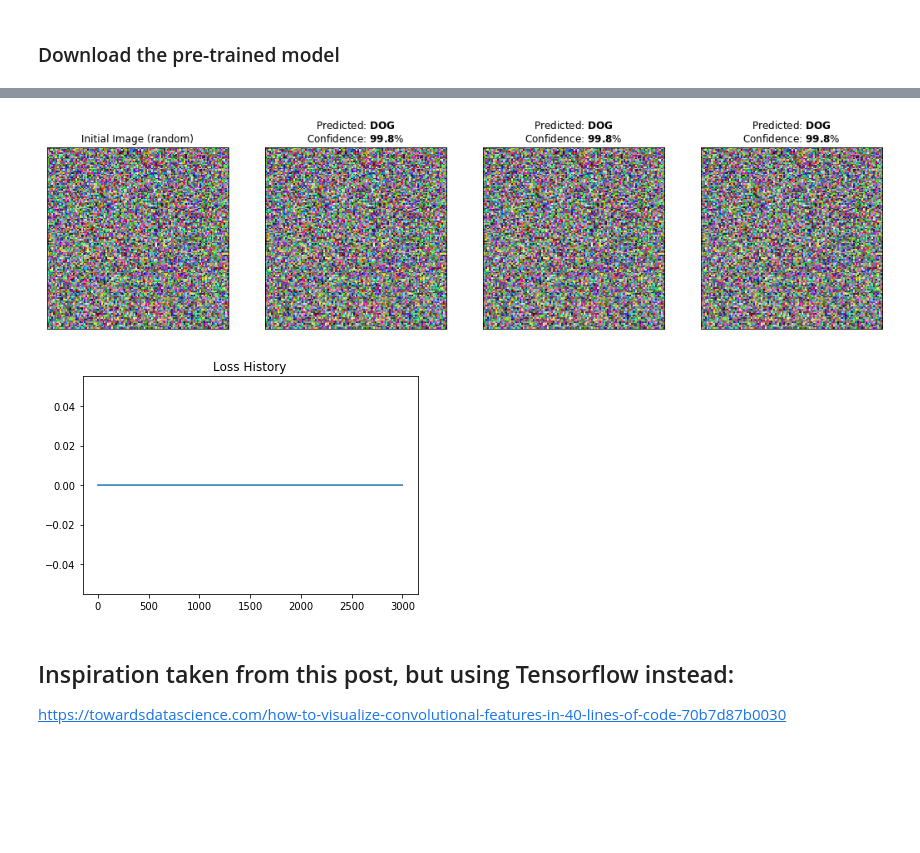
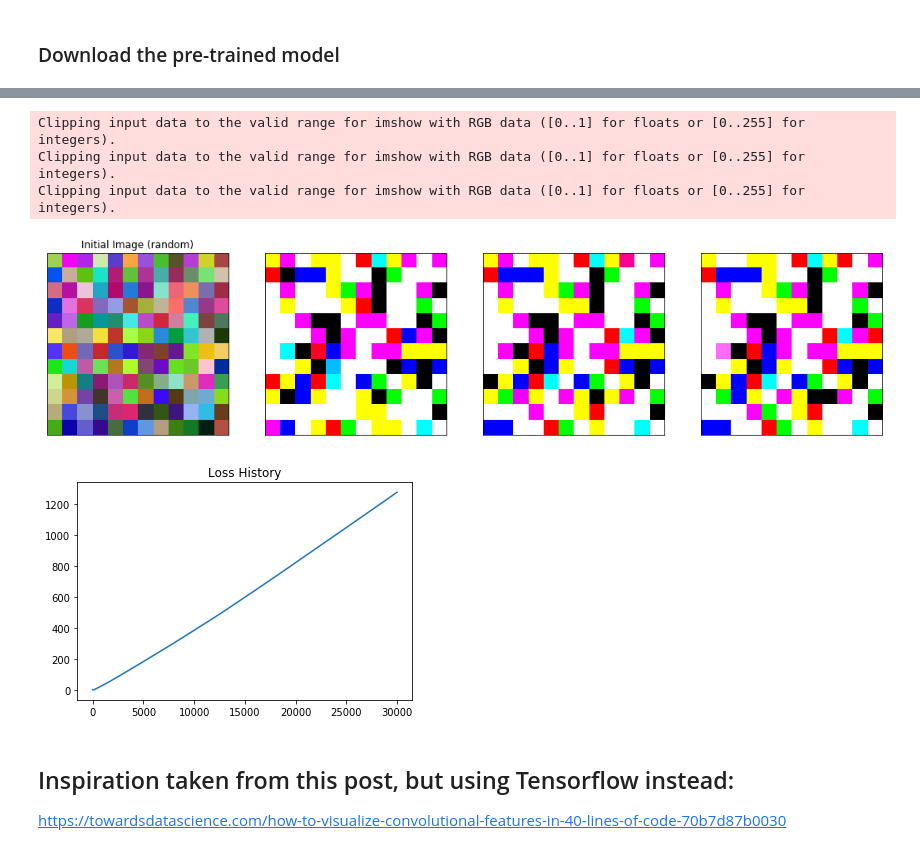
Before and after one commit to etotheipi/toptal_tensorflow_blog_post, a Jupyter notebook: adversarial_example/adversarial_cats_dogs.ipynb, the cells around one changed output, grey strips where cells are left out. Cells and saved outputs as stored; diff of their text form; code cells hidden in the pictures; blank space fills up the shorter version.

```diff
--- a/adversarial_example/adversarial_cats_dogs.ipynb
+++ b/adversarial_example/adversarial_cats_dogs.ipynb
@@ -147,10 +161,11 @@ def get_eval_str(model, img3d):
 # %%
-resz_imgs = dict([(fn, tf.image.resize(img, size=IMAGE_SIZE)) for fn,img in sample_imgs.items()])
+resz_imgs = dict([(fn, tf.image.resize(img, size=IMG_SIZE_2D)) for fn,img in sample_imgs.items()])
 
 fig, axs = plt.subplots(1,5,figsize=(18,6))
 i = 0
 for fn,img in resz_imgs.items():
     axs[i].imshow(img)
-    axs[i].set_title(fn)
+    disp_str = get_eval_str(model, img)
+    axs[i].set_title(disp_str)
     i += 1
 # %% [output]
@@ -268,59 +303,61 @@ Layer 16: dense_output
 # %%
-def maximize_model_output(model, layer_name, depth_index):
+def maximize_model_output(model, layer_name, depth_index, patch_size=16):
     """
     We may want to either target both outputs at the same time, or just one
     without regard for what happens to the other.  In the latter case use
     a mask with 0.0 for the value we don't care about.
     """
+
+    pad_sz = (IMG_WIDTH - patch_size) // 2
+    padding_tensor = tf.constant([[pad_sz, pad_sz], [pad_sz, pad_sz], [0,0]])
+
     partial_model = keras.models.Model(
         inputs=model.inputs,
         outputs=model.get_layer(name=layer_name).output)
 
-    dream_img = np.random.uniform(size=(IMAGE_SIZE) + (3,))
+    dream_patch = tf.random.uniform(shape=(patch_size, patch_size, 3))
+    learning_rate = 1.0
+
+
     fig, axs = plt.subplots(1,4, figsize=(18,8))
-    learning_rate = 0.01
-
-    axs[0].imshow(dream_img)
-    axs[0].set_title(get_eval_str(model, dream_img))
+    axs[0].imshow(dream_patch)
     axs[0].set_xticks([])
     axs[0].set_yticks([])
     axs[0].set_title("Initial Image (random)")
 
     meansq_hist = []
     for i in range(3):
 
-        for j in range(1000):
-            # Auto-grad can only track tensors
-            tf_dream_img = tf.convert_to_tensor(dream_img, dtype='float32')
-
+        for j in range(10000):
             with tf.GradientTape() as tape:
-                tape.watch(tf_dream_img)
+                tape.watch(dream_patch)
+                padded_patch = tf.pad(dream_patch, padding_tensor)
 
                 # Run the image through the model
-                model_output = tf.squeeze(partial_model(tf.expand_dims(tf_dream_img, axis=0)))
+                model_output = tf.squeeze(partial_model(tf.expand_dims(padded_patch, axis=0)))
+                layer_meansq = tf.reduce_mean(model_output[:, :, depth_index])
 
-                # This is MSE for all values that haven't been masked/ignored
-                layer_meansq = tf.reduce_mean(tf.square(model_output[:, :, depth_index]))
+            dlayerout_dimg = tape.gradient(layer_meansq, dream_patch)
 
-            dlayerout_dimg = tape.gradient(layer_meansq, tf_dream_img)
-
-            dream_img -= learning_rate * dlayerout_dimg
+            dream_patch = dream_patch + learning_rate * dlayerout_dimg
             meansq_hist.append(layer_meansq.numpy())
 
 
-        axs[i+1].imshow(dream_img)
-        axs[i+1].set_title(f'{get_eval_str(model, dream_img)}')
+        axs[i+1].imshow(dream_patch)
         axs[i+1].set_xticks([])
         axs[i+1].set_yticks([])
 
     fig,ax = plt.subplots()
     ax.plot(meansq_hist)
     ax.set_title('Loss History')
 
-maximize_model_output(model, 'conv3', 101)
+maximize_model_output(model, 'conv2d_2', 72, patch_size=12)
 # %% [output]
+Clipping input data to the valid range for imshow with RGB data ([0..1] for floats or [0..255] for integers).
+Clipping input data to the valid range for imshow with RGB data ([0..1] for floats or [0..255] for integers).
+Clipping input data to the valid range for imshow with RGB data ([0..1] for floats or [0..255] for integers).
-[figure, old version]
+[figure, new version]
-[figure, old version]
+[figure, new version]
 # %% [markdown]
 ## Inspiration taken from this post, but using Tensorflow instead:
 https://towardsdatascience.com/how-to-visualize-convolutional-features-in-40-lines-of-code-70b7d87b0030
```
Also changed, not shown: parts of 35 cells of this notebook, 10 other files.
